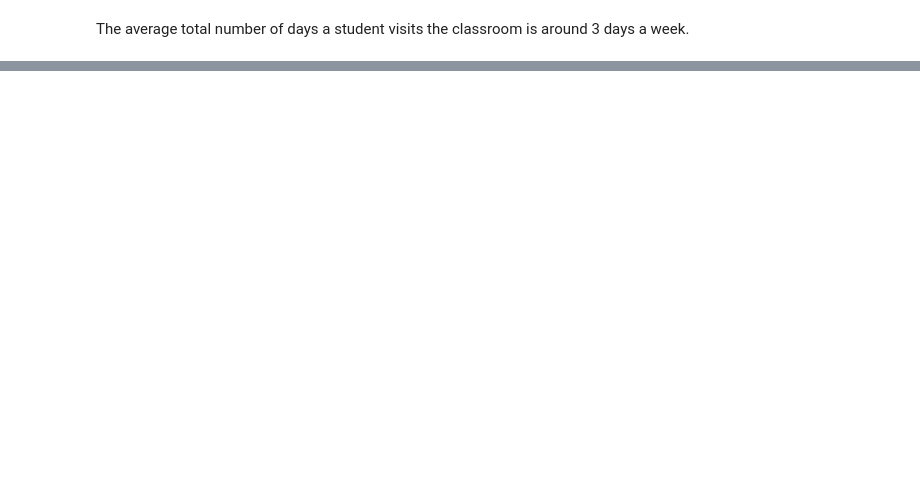
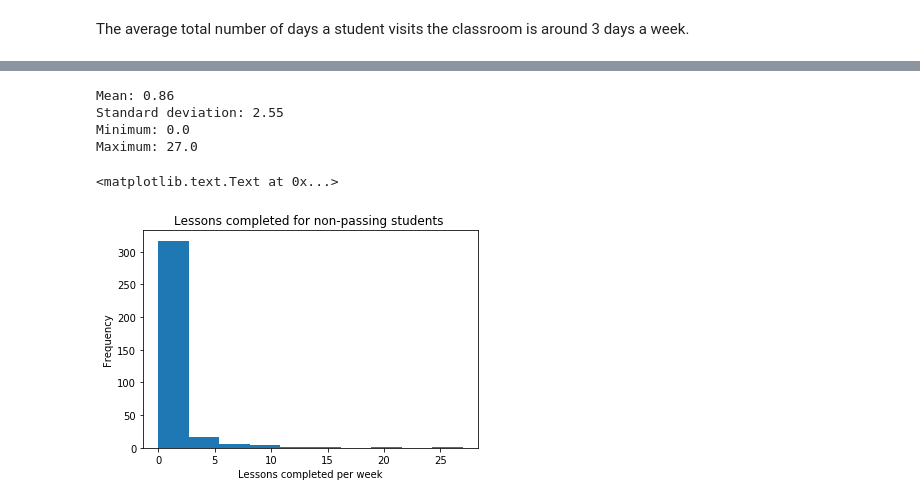
Before and after one commit to lucylow/udacity_student_engagement, a Jupyter notebook: student_engagement.ipynb, the cells around one changed output, grey strips where cells are left out. Drawn from its saved outputs; the diff is of its cells as text; code cells hidden in the pictures; blank space fills up the shorter version.

```diff
--- a/student_engagement.ipynb
+++ b/student_engagement.ipynb
@@ -756,0 +585,14 @@ Maximum: 7
+# %%
+# Lessons completed for non-passing students
+non_passing_lessons = sum_grouped_items(non_passing_engagement_by_account, 'lessons_completed')
+describe_data(non_passing_lessons.values())
+plt.ylabel('Frequency')
+plt.xlabel('Lessons completed per week')
+plt.title('Lessons completed for non-passing students ')
+# %% [output]
+Mean: 0.86
+Standard deviation: 2.55
+Minimum: 0.0
+Maximum: 27.0
+<matplotlib.text.Text at 0x...>
+[figure, added]
```
Also changed, not shown: parts of 135 cells of this notebook.
